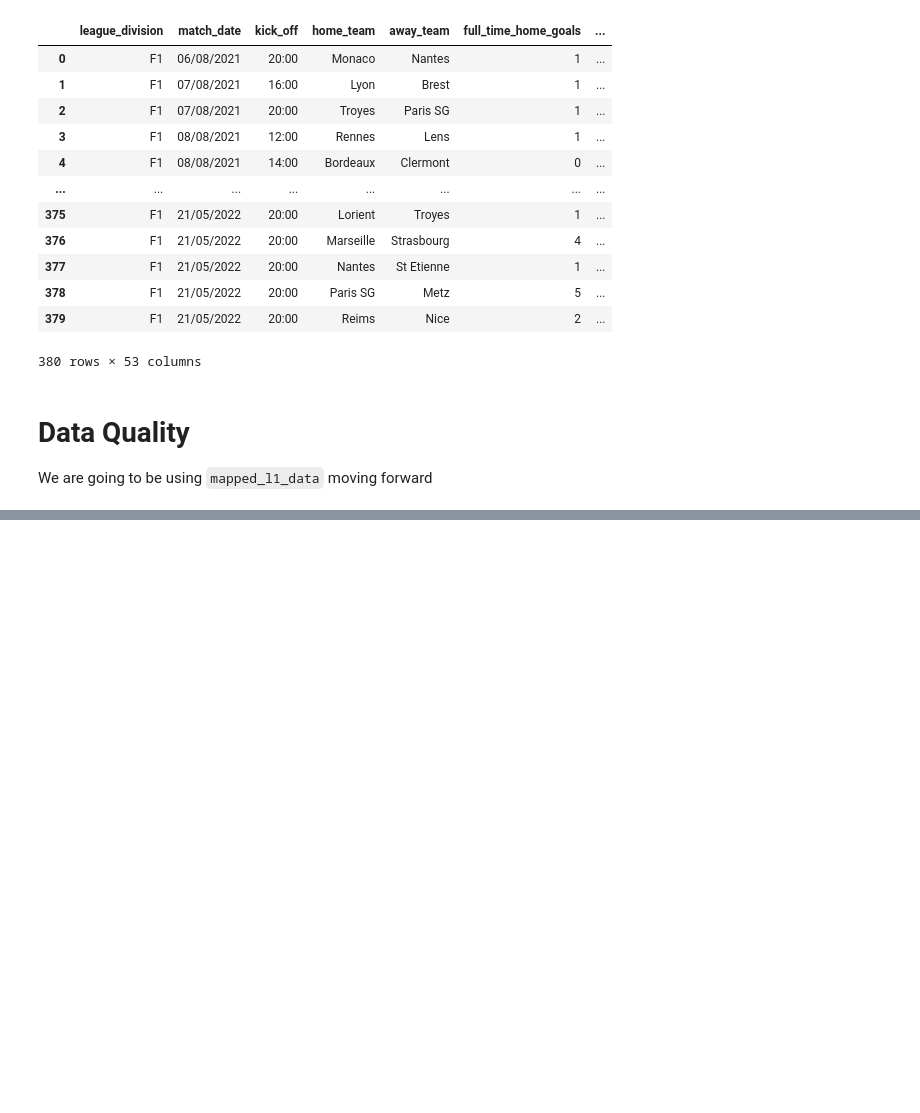
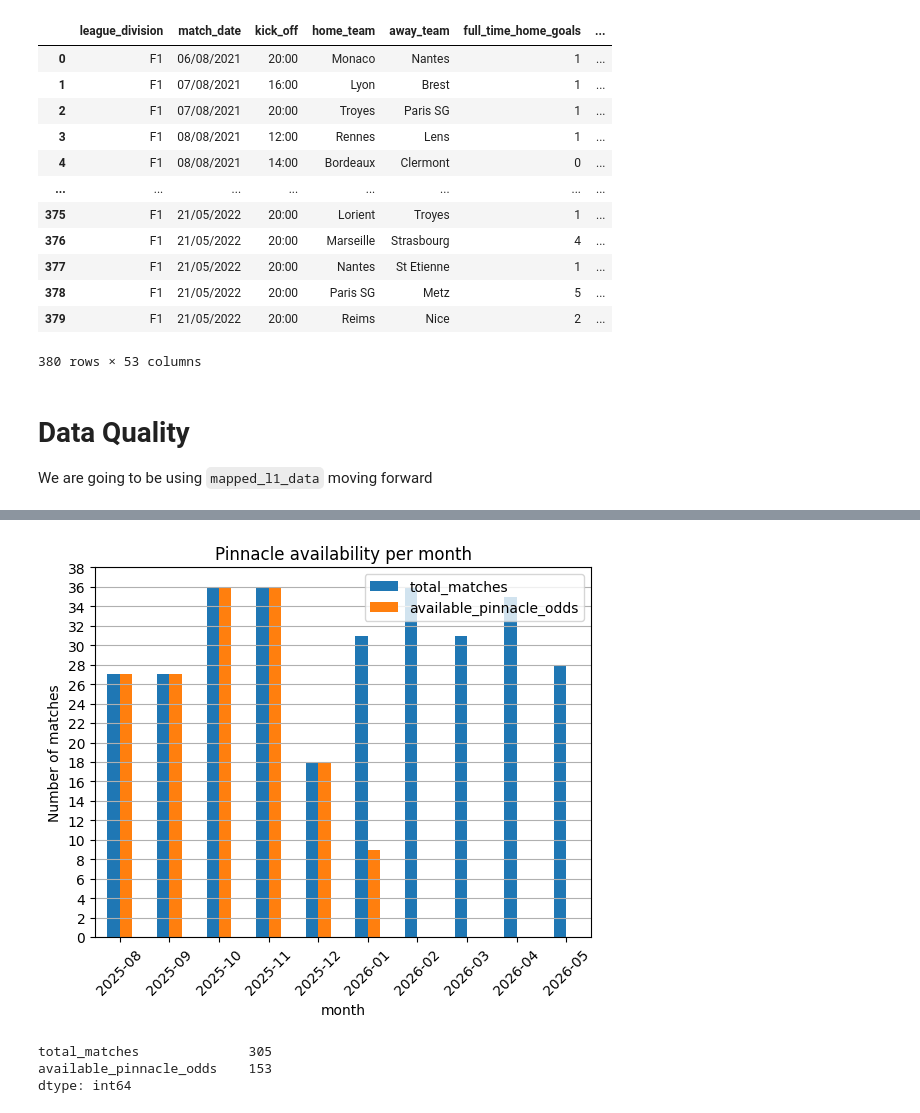
Before and after one commit to fk-961/odds-vs-reality, a Jupyter notebook: notebooks/exploration_raw.ipynb, the cells around one changed output, grey strips where cells are left out. Cells and saved outputs as stored; diff of their text form; code cells hidden in the pictures; blank space fills up the shorter version.

```diff
--- a/notebooks/exploration_raw.ipynb
+++ b/notebooks/exploration_raw.ipynb
@@ -393,0 +443,35 @@ dtype: int64
+# %%
+df = df2526.copy()
+
+df["match_date"] = pd.to_datetime(df["match_date"], dayfirst=True)
+
+df["month"] = df["match_date"].dt.to_period("M")
+
+df["has_pinnacle_odds"] = df["pinnacle_home_odds"].notna()
+
+monthly_total = df.groupby("month").agg(
+    total_matches=("match_date", "size"),
+    available_pinnacle_odds=("has_pinnacle_odds", "sum")
+)
+
+monthly_total_plot = monthly_total.copy()
+monthly_total_plot.index = monthly_total_plot.index.astype(str)
+
+monthly_total_plot.plot(kind="bar")
+
+plt.yticks(np.arange(0, 40, 2))
+plt.ylabel("Number of matches")
+plt.title("Pinnacle availability per month")
+plt.grid(axis="y")
+
+plt.xticks(rotation=45)
+
+plt.show()
+# %% [output]
+[figure, added]
+# %%
+monthly_total.sum()
+# %% [output]
+total_matches              305
+available_pinnacle_odds    153
+dtype: int64
```
Also changed, not shown: parts of 20 cells of this notebook, 2 other files.
